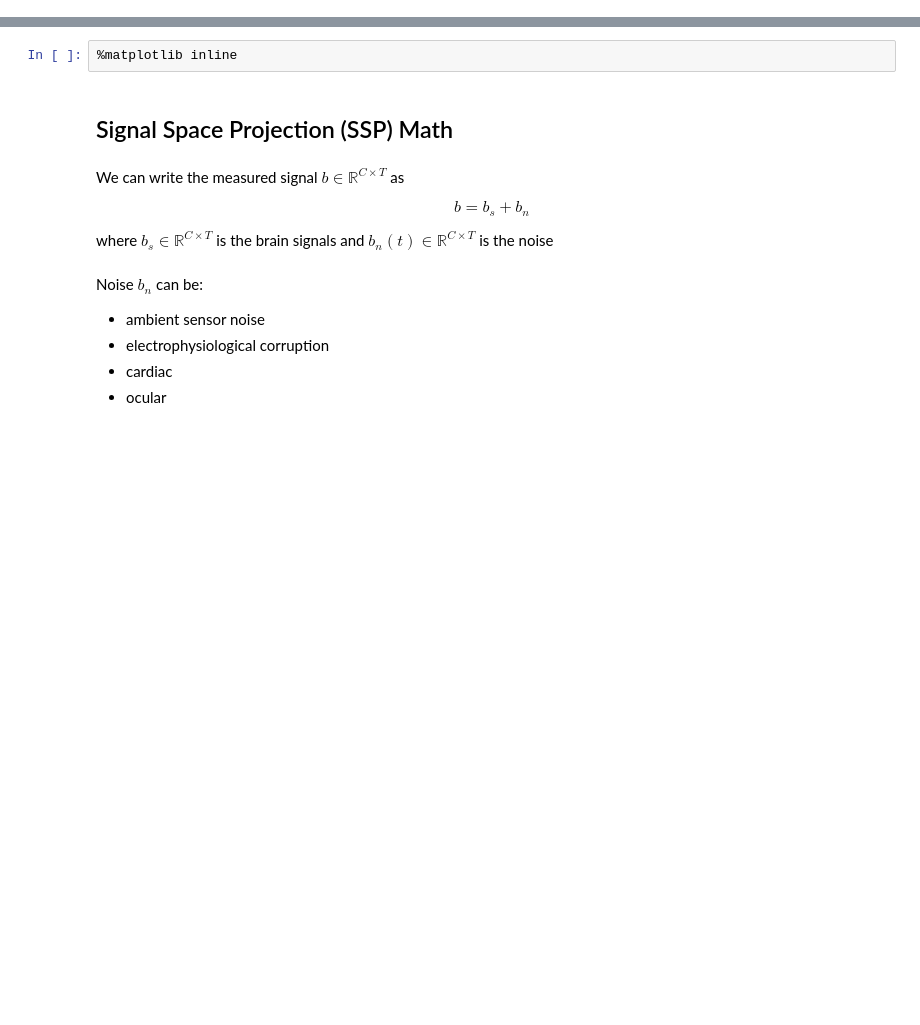
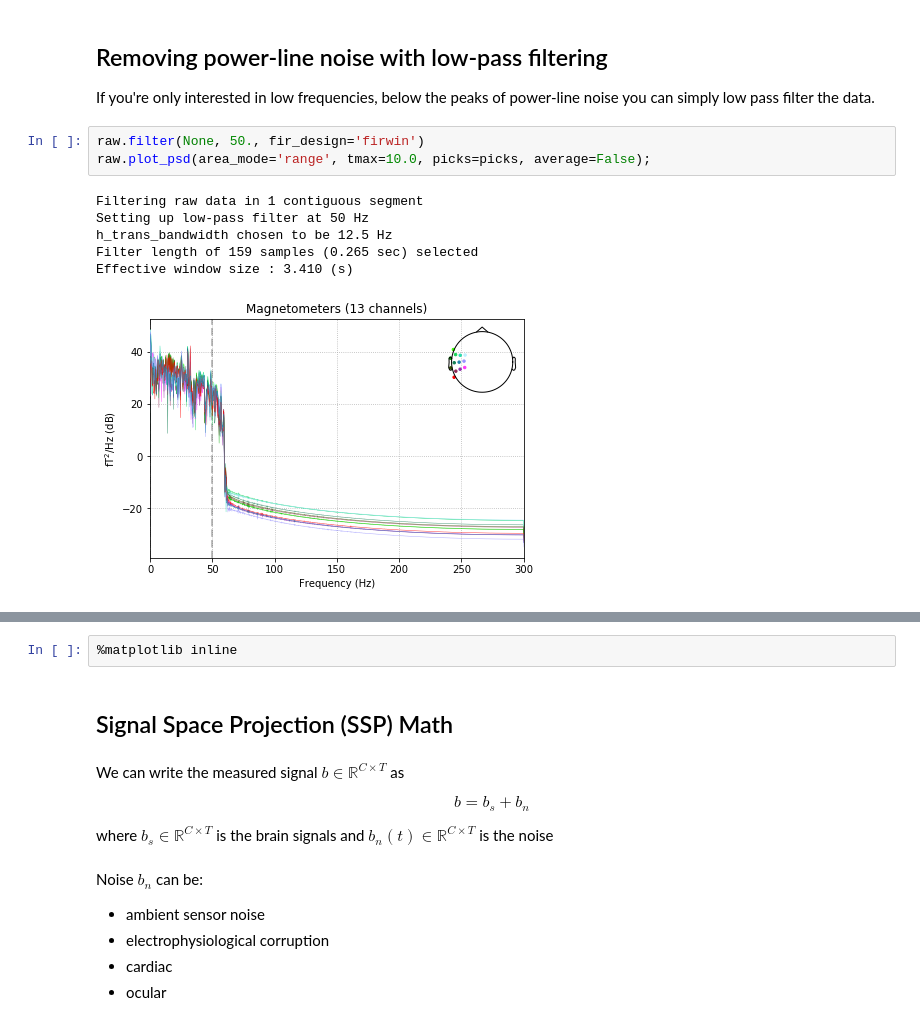
Before and after one commit to jasmainak/mne-workshop-mit, a Jupyter notebook: 02-preprocessing.ipynb, the cells around one changed output, grey strips where cells are left out. Saved outputs shown, nothing was run; the diff lists cells and outputs as text; blank space fills up the shorter version.

```diff
--- a/02-preprocessing.ipynb
+++ b/02-preprocessing.ipynb
@@ -0,0 +76,16 @@
+# %% [markdown]
+Removing power-line noise with low-pass filtering
+-------------------------------------------------
+
+If you're only interested in low frequencies, below the peaks of power-line
+noise you can simply low pass filter the data.
+# %%
+raw.filter(None, 50., fir_design='firwin')
+raw.plot_psd(area_mode='range', tmax=10.0, picks=picks, average=False);
+# %% [output]
+Filtering raw data in 1 contiguous segment
+Setting up low-pass filter at 50 Hz
+h_trans_bandwidth chosen to be 12.5 Hz
+Filter length of 159 samples (0.265 sec) selected
+Effective window size : 3.410 (s)
+[figure, added]
```
Also changed, not shown: parts of 24 cells of this notebook.
